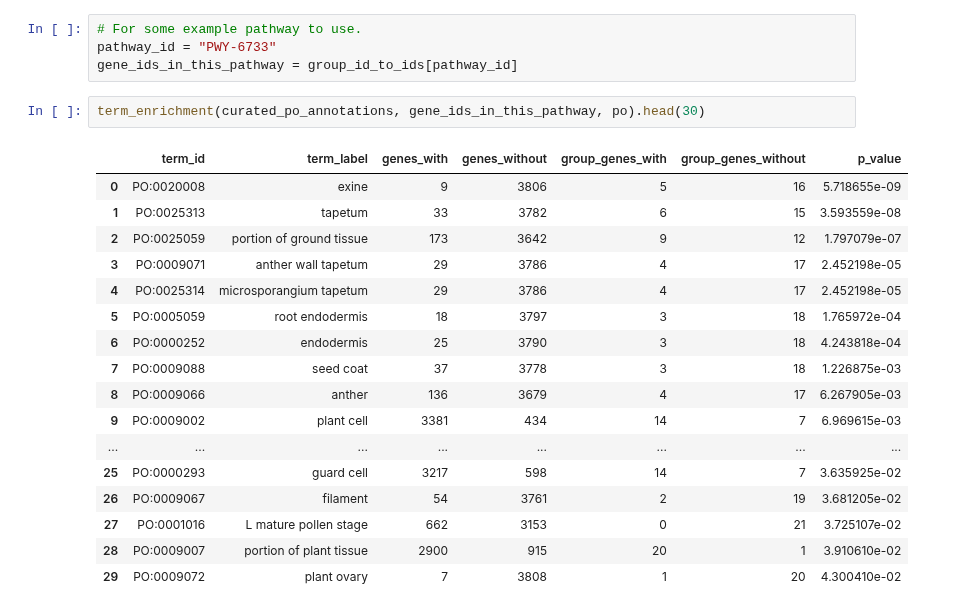
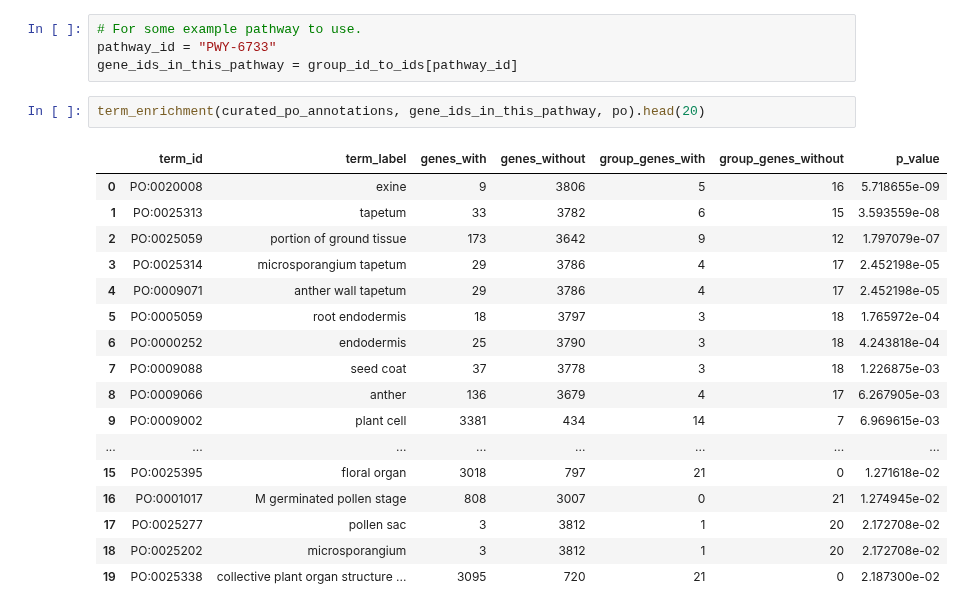
Before and after one commit to irbraun/plant-phenotypes-nlp, a Jupyter notebook: notebooks/Analysis_Dataset_Composition.ipynb, the cells around one changed output. Cells and saved outputs as stored; diff of their text form.

```diff
--- a/notebooks/Analysis_Dataset_Composition.ipynb
+++ b/notebooks/Analysis_Dataset_Composition.ipynb
@@ -452,22 +452,22 @@ pathways_df.head(15)
 pathway_id = "PWY-6733"
 gene_ids_in_this_pathway = group_id_to_ids[pathway_id]
 # %%
-term_enrichment(curated_po_annotations, gene_ids_in_this_pathway, po).head(30)
+term_enrichment(curated_po_annotations, gene_ids_in_this_pathway, po).head(20)
 # %% [output]
 |  | term_id | term_label | genes_with | genes_without | group_genes_with | group_genes_without | p_value |
 | 0 | PO:0020008 | exine | 9 | 3806 | 5 | 16 | 5.718655e-09 |
 | 1 | PO:0025313 | tapetum | 33 | 3782 | 6 | 15 | 3.593559e-08 |
 | 2 | PO:0025059 | portion of ground tissue | 173 | 3642 | 9 | 12 | 1.797079e-07 |
-| 3 | PO:0009071 | anther wall tapetum | 29 | 3786 | 4 | 17 | 2.452198e-05 |
-| 4 | PO:0025314 | microsporangium tapetum | 29 | 3786 | 4 | 17 | 2.452198e-05 |
+| 3 | PO:0025314 | microsporangium tapetum | 29 | 3786 | 4 | 17 | 2.452198e-05 |
+| 4 | PO:0009071 | anther wall tapetum | 29 | 3786 | 4 | 17 | 2.452198e-05 |
 | 5 | PO:0005059 | root endodermis | 18 | 3797 | 3 | 18 | 1.765972e-04 |
 | 6 | PO:0000252 | endodermis | 25 | 3790 | 3 | 18 | 4.243818e-04 |
 | 7 | PO:0009088 | seed coat | 37 | 3778 | 3 | 18 | 1.226875e-03 |
 | 8 | PO:0009066 | anther | 136 | 3679 | 4 | 17 | 6.267905e-03 |
 | 9 | PO:0009002 | plant cell | 3381 | 434 | 14 | 7 | 6.969615e-03 |
 | ... | ... | ... | ... | ... | ... | ... | ... |
-| 25 | PO:0000293 | guard cell | 3217 | 598 | 14 | 7 | 3.635925e-02 |
-| 26 | PO:0009067 | filament | 54 | 3761 | 2 | 19 | 3.681205e-02 |
-| 27 | PO:0001016 | L mature pollen stage | 662 | 3153 | 0 | 21 | 3.725107e-02 |
-| 28 | PO:0009007 | portion of plant tissue | 2900 | 915 | 20 | 1 | 3.910610e-02 |
-| 29 | PO:0009072 | plant ovary | 7 | 3808 | 1 | 20 | 4.300410e-02 |
+| 15 | PO:0025395 | floral organ | 3018 | 797 | 21 | 0 | 1.271618e-02 |
+| 16 | PO:0001017 | M germinated pollen stage | 808 | 3007 | 0 | 21 | 1.274945e-02 |
+| 17 | PO:0025277 | pollen sac | 3 | 3812 | 1 | 20 | 2.172708e-02 |
+| 18 | PO:0025202 | microsporangium | 3 | 3812 | 1 | 20 | 2.172708e-02 |
+| 19 | PO:0025338 | collective plant organ structure ... | 3095 | 720 | 21 | 0 | 2.187300e-02 |
```
Also changed, not shown: parts of 6 cells of this notebook, 1 other file.
